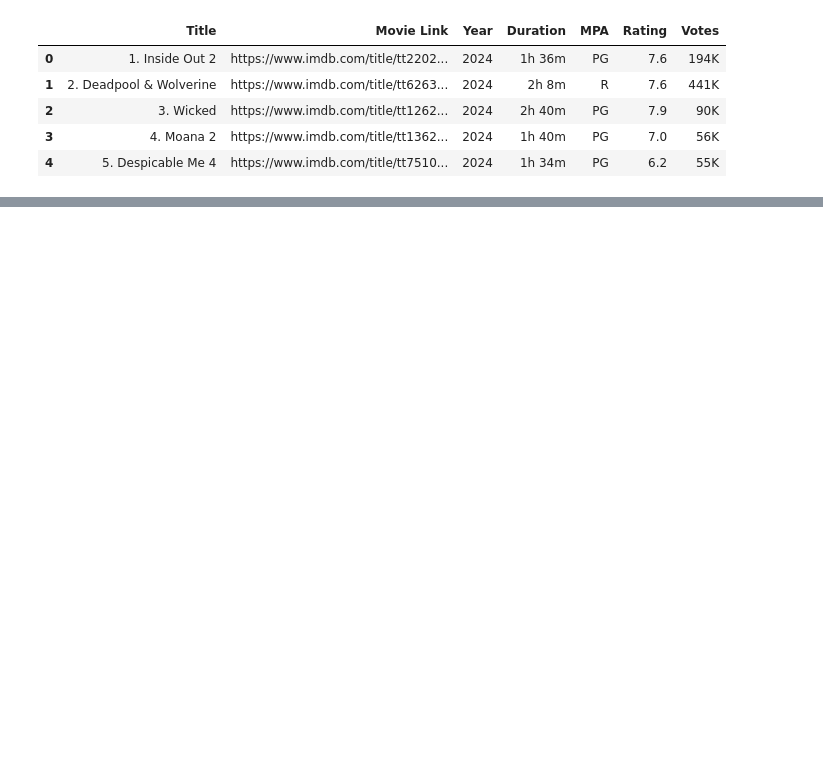
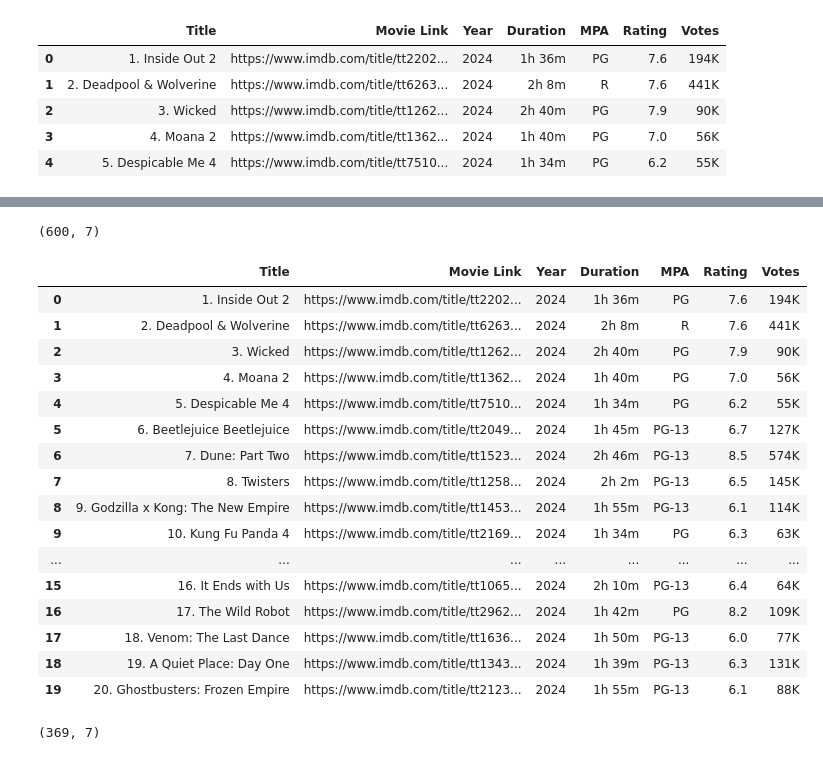
Before and after one commit to sudohui/cctb, a Jupyter notebook: assignment.ipynb, the cells around one changed output, grey strips where cells are left out. Cells and saved outputs as stored; diff of their text form; code cells hidden in the pictures; blank space fills up the shorter version.

```diff
--- a/assignment.ipynb
+++ b/assignment.ipynb
@@ -2,9 +2,9 @@
 <a href="https://colab.research.google.com/github/sudohui/cctb/blob/main/assignment.ipynb" target="_parent"><img src="https://colab.research.google.com/assets/colab-badge.svg" alt="Open In Colab"/></a>
 # %%
 import pandas as pd
-# url = 'https://raw.githubusercontent.com/sudohui/cctb/refs/heads/main/exercise_data.csv'
-data = pd.read_csv('/content/imdb_movies_2024.csv')
-# data = pd.read_csv(url)
+url = 'https://raw.githubusercontent.com/sudohui/cctb/refs/heads/main/imdb_movies_2024.csv'
+# data = pd.read_csv('/content/imdb_movies_2024.csv')
+data = pd.read_csv(url)
 data.head()
 # %% [output]
 |  | Title | Movie Link | Year | Duration | MPA | Rating | Votes |
@@ -15,0 +94,29 @@ data.head()
+# %%
+data.shape
+# %% [output]
+(600, 7)
+# %%
+data.head(20)
+# %% [output]
+|  | Title | Movie Link | Year | Duration | MPA | Rating | Votes |
+| 0 | 1. Inside Out 2 | https://www.imdb.com/title/tt2202... | 2024 | 1h 36m | PG | 7.6 | 194K |
+| 1 | 2. Deadpool & Wolverine | https://www.imdb.com/title/tt6263... | 2024 | 2h 8m | R | 7.6 | 441K |
+| 2 | 3. Wicked | https://www.imdb.com/title/tt1262... | 2024 | 2h 40m | PG | 7.9 | 90K |
+| 3 | 4. Moana 2 | https://www.imdb.com/title/tt1362... | 2024 | 1h 40m | PG | 7.0 | 56K |
+| 4 | 5. Despicable Me 4 | https://www.imdb.com/title/tt7510... | 2024 | 1h 34m | PG | 6.2 | 55K |
+| 5 | 6. Beetlejuice Beetlejuice | https://www.imdb.com/title/tt2049... | 2024 | 1h 45m | PG-13 | 6.7 | 127K |
+| 6 | 7. Dune: Part Two | https://www.imdb.com/title/tt1523... | 2024 | 2h 46m | PG-13 | 8.5 | 574K |
+| 7 | 8. Twisters | https://www.imdb.com/title/tt1258... | 2024 | 2h 2m | PG-13 | 6.5 | 145K |
+| 8 | 9. Godzilla x Kong: The New Empire | https://www.imdb.com/title/tt1453... | 2024 | 1h 55m | PG-13 | 6.1 | 114K |
+| 9 | 10. Kung Fu Panda 4 | https://www.imdb.com/title/tt2169... | 2024 | 1h 34m | PG | 6.3 | 63K |
+| ... | ... | ... | ... | ... | ... | ... | ... |
+| 15 | 16. It Ends with Us | https://www.imdb.com/title/tt1065... | 2024 | 2h 10m | PG-13 | 6.4 | 64K |
+| 16 | 17. The Wild Robot | https://www.imdb.com/title/tt2962... | 2024 | 1h 42m | PG | 8.2 | 109K |
+| 17 | 18. Venom: The Last Dance | https://www.imdb.com/title/tt1636... | 2024 | 1h 50m | PG-13 | 6.0 | 77K |
+| 18 | 19. A Quiet Place: Day One | https://www.imdb.com/title/tt1343... | 2024 | 1h 39m | PG-13 | 6.3 | 131K |
+| 19 | 20. Ghostbusters: Frozen Empire | https://www.imdb.com/title/tt2123... | 2024 | 1h 55m | PG-13 | 6.1 | 88K |
+# %%
+data_cleaned = data.dropna()
+data_cleaned.shape
+# %% [output]
+(369, 7)
```
Also changed, not shown: parts of 8 cells of this notebook.
